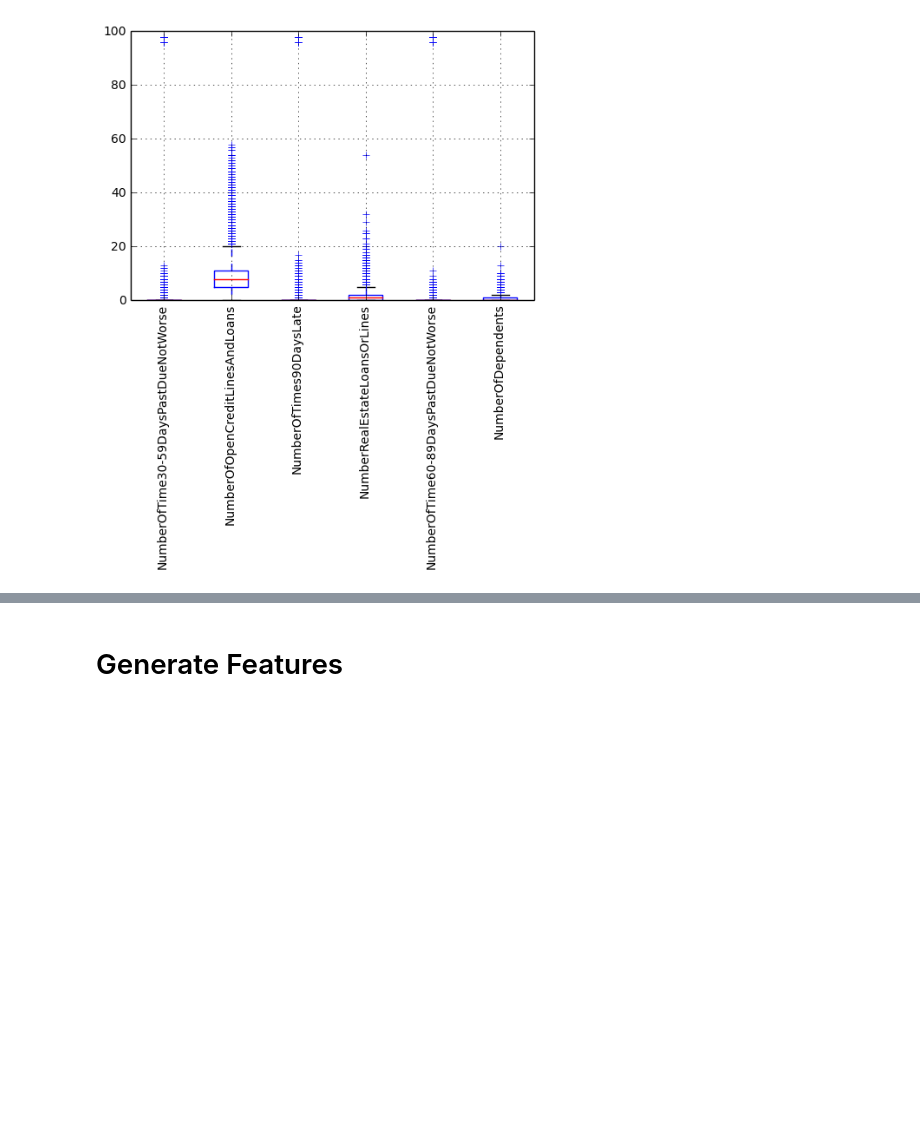
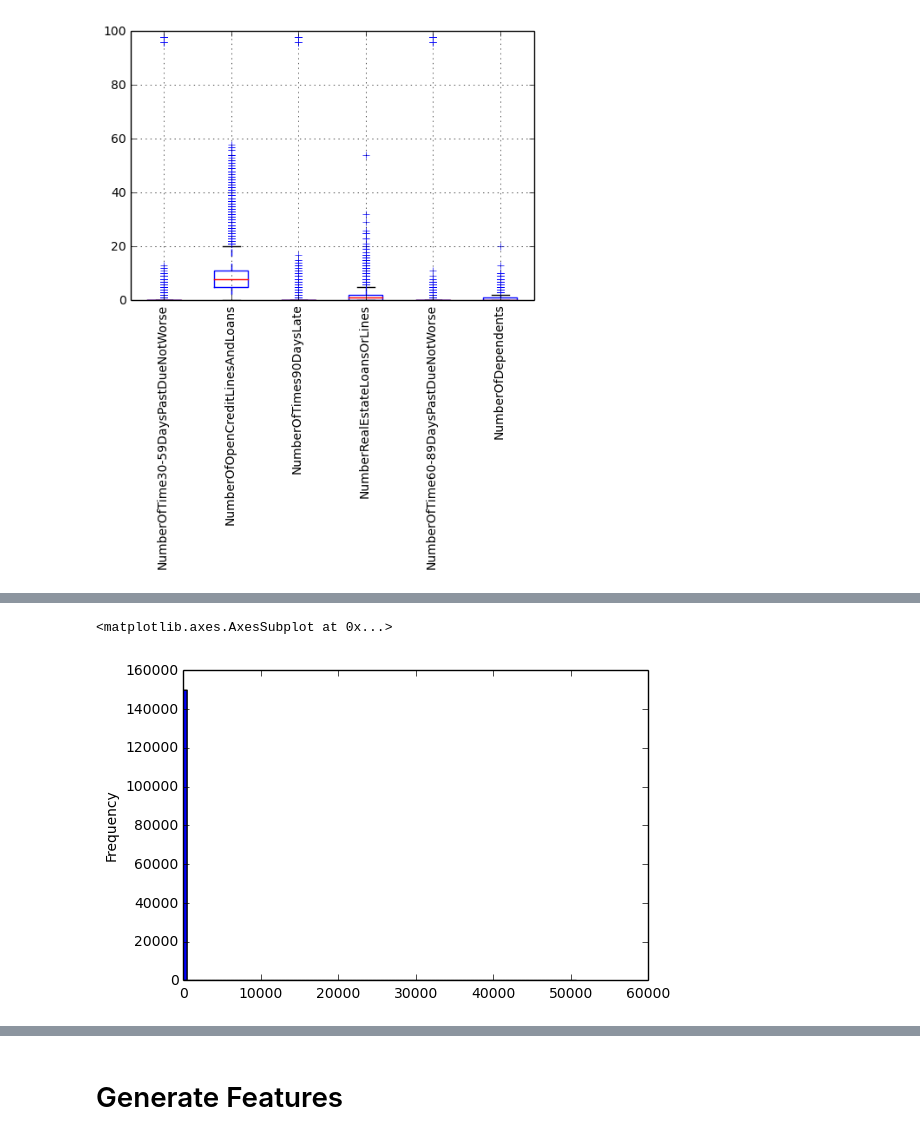
Before and after one commit to joan-wang/Machine-Learning, a Jupyter notebook: hw2/Pipeline.ipynb, the cells around one changed output, grey strips where cells are left out. Saved outputs shown, nothing was run; the diff lists cells and outputs as text; code cells hidden in the pictures; blank space fills up the shorter version.

```diff
--- a/hw2/Pipeline.ipynb
+++ b/hw2/Pipeline.ipynb
@@ -111,0 +135,6 @@ df.boxplot(column=['MonthlyIncome'])
+# %%
+# Plot distribution of RevolvingUtilizationOfUnsecuredLines
+df['RevolvingUtilizationOfUnsecuredLines'].plot.hist(bins=100)
+# %% [output]
+<matplotlib.axes.AxesSubplot at 0x...>
+[figure, added]
```
Also changed, not shown: parts of 30 cells of this notebook.
